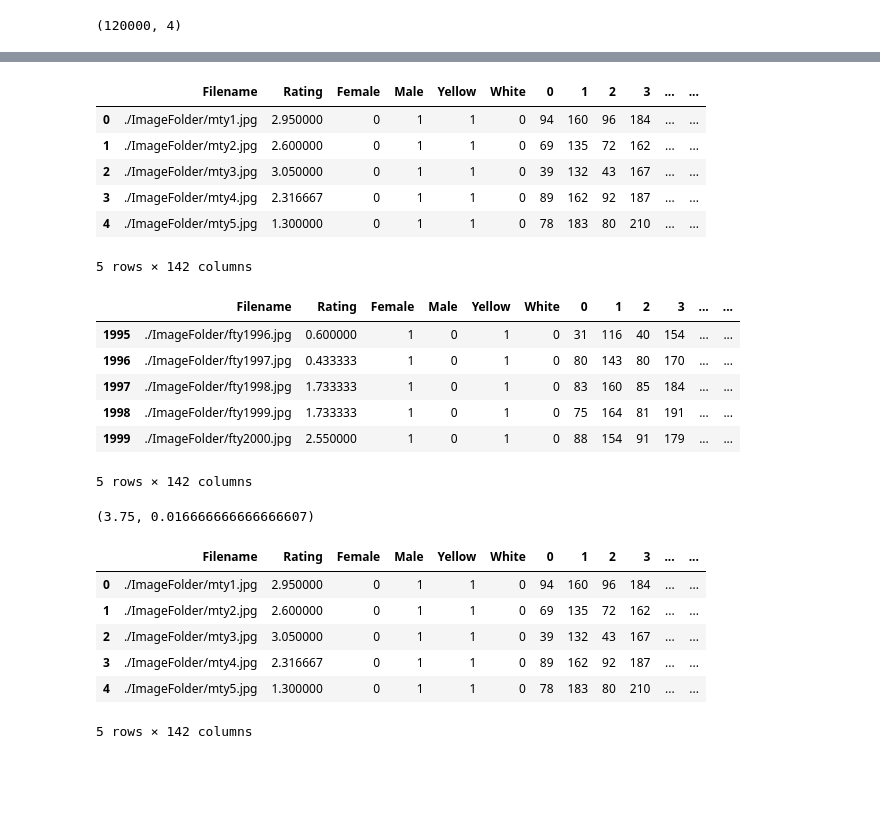
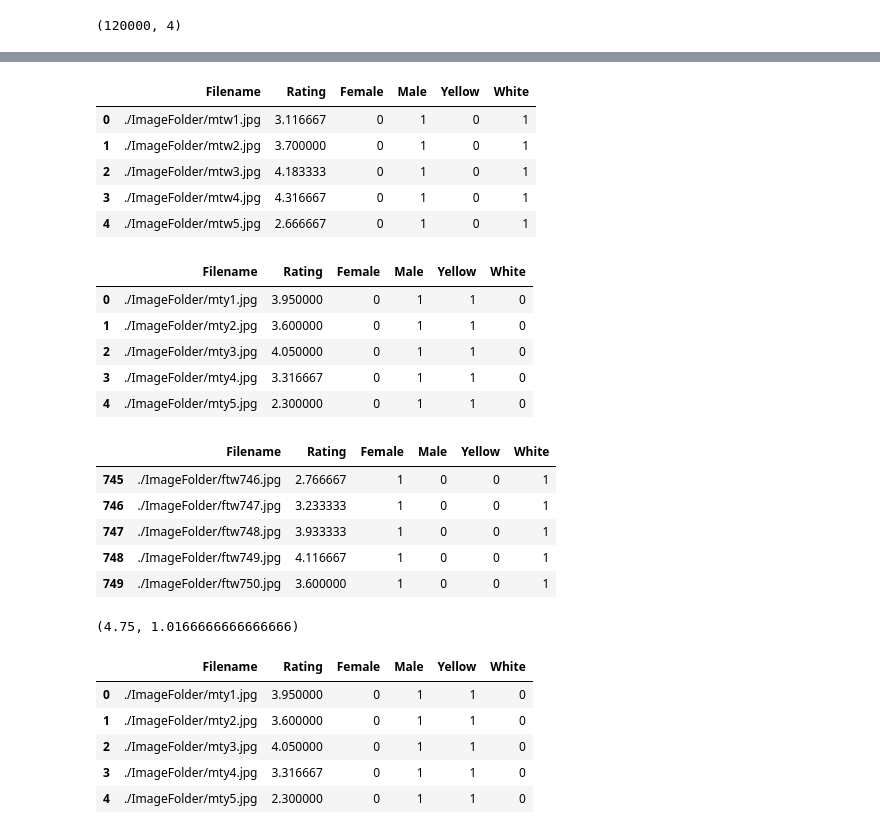
Before and after one commit to sweetcocoa/beautynet, a Jupyter notebook: datasets/preprocess_mean.ipynb, the cells around one changed output, grey strips where cells are left out. Saved outputs shown, nothing was run; the diff lists cells and outputs as text; code cells hidden in the pictures; blank space fills up the shorter version.

```diff
--- a/datasets/preprocess_mean.ipynb
+++ b/datasets/preprocess_mean.ipynb
@@ -6,6 +6,8 @@ from skimage import io
 # %%
 df_male = pd.read_csv("./male_yellow_images.csv")
 df_female = pd.read_csv("./female_yellow_images.csv")
+df_mtw = pd.read_csv("./male_white_images.csv")
+df_ftw = pd.read_csv("./female_white_images.csv")
 # %%
 df_male.head()
 # %% [output]
@@ -24,17 +24,17 @@ landmarks = torch.load("./fan_landmark/saved_images_preds.tch")
 # %%
 def get_median(num_people, df_people, path, prefix):
-    target_columns = ['Filename', 'Rating', 'Female', 'Male', 'Yellow','White'] + [str(i) for i in range(68*2)]
+    target_columns = ['Filename', 'Rating', 'Female', 'Male', 'Yellow','White']
     df_rt = pd.DataFrame(columns = target_columns)
     for i in range(num_people):
         filename = "%s%d.jpg"%(prefix, i+1)
 #         rating_mean = int(df_people.loc[df_people['Filename'] == filename, 'Rating'].mean() + 0.49) - 1
-        rating_mean = df_people.loc[df_people['Filename'] == filename, 'Rating'].mean() - 1
+        rating_mean = df_people.loc[df_people['Filename'] == filename, 'Rating'].mean()
         male = 1 if prefix[0] == 'm' else 0
         female = 1 if prefix[0] == 'f' else 0
         yellow = 1 if prefix[2] == 'y' else 0
         white = 1 if prefix[2] == 'w' else 0
-        landmark = list(landmarks['./Images/'+filename].view(-1).numpy().astype(np.int))
-        row = pd.Series([path + filename, rating_mean, female, male, yellow, white] + landmark, index=target_columns)
+#         landmark = list(landmarks['./Images/'+filename].view(-1).numpy().astype(np.int))
+        row = pd.Series([path + filename, rating_mean, female, male, yellow, white], index=target_columns)
         df_rt = df_rt.append(row, ignore_index=True)
     return df_rt
 # %%
@@ -59,0 +73,2 @@ df_fty = get_median(num_female, df_female, "./ImageFolder/", "fty")
+# %%
+df_ftw_m = get_median(df_ftw.shape[0]//60, df_ftw, "./ImageFolder/", "ftw")
@@ -60,25 +84,34 @@ df_fty = get_median(num_female, df_female, "./ImageFolder/", "fty")
+# %%
+df_mtw_m = get_median(df_mtw.shape[0]//60, df_mtw, "./ImageFolder/", "mtw")
+# %%
+df_mtw_m.head()
+# %% [output]
+|  | Filename | Rating | Female | Male | Yellow | White |
+| 0 | ./ImageFolder/mtw1.jpg | 3.116667 | 0 | 1 | 0 | 1 |
+| 1 | ./ImageFolder/mtw2.jpg | 3.700000 | 0 | 1 | 0 | 1 |
+| 2 | ./ImageFolder/mtw3.jpg | 4.183333 | 0 | 1 | 0 | 1 |
+| 3 | ./ImageFolder/mtw4.jpg | 4.316667 | 0 | 1 | 0 | 1 |
+| 4 | ./ImageFolder/mtw5.jpg | 2.666667 | 0 | 1 | 0 | 1 |
 # %%
-con = pd.concat([df_mty, df_fty])
+con = pd.concat([df_mty, df_fty, df_mtw_m, df_ftw_m])
 con.head()
 # %% [output]
-|  | Filename | Rating | Female | Male | Yellow | White | 0 | 1 | 2 | 3 | ... | ... |
-| 0 | ./ImageFolder/mty1.jpg | 2.950000 | 0 | 1 | 1 | 0 | 94 | 160 | 96 | 184 | ... | ... |
-| 1 | ./ImageFolder/mty2.jpg | 2.600000 | 0 | 1 | 1 | 0 | 69 | 135 | 72 | 162 | ... | ... |
-| 2 | ./ImageFolder/mty3.jpg | 3.050000 | 0 | 1 | 1 | 0 | 39 | 132 | 43 | 167 | ... | ... |
-| 3 | ./ImageFolder/mty4.jpg | 2.316667 | 0 | 1 | 1 | 0 | 89 | 162 | 92 | 187 | ... | ... |
-| 4 | ./ImageFolder/mty5.jpg | 1.300000 | 0 | 1 | 1 | 0 | 78 | 183 | 80 | 210 | ... | ... |
+|  | Filename | Rating | Female | Male | Yellow | White |
+| 0 | ./ImageFolder/mty1.jpg | 3.950000 | 0 | 1 | 1 | 0 |
+| 1 | ./ImageFolder/mty2.jpg | 3.600000 | 0 | 1 | 1 | 0 |
+| 2 | ./ImageFolder/mty3.jpg | 4.050000 | 0 | 1 | 1 | 0 |
+| 3 | ./ImageFolder/mty4.jpg | 3.316667 | 0 | 1 | 1 | 0 |
+| 4 | ./ImageFolder/mty5.jpg | 2.300000 | 0 | 1 | 1 | 0 |
-5 rows × 142 columns
 # %%
 con.tail()
 # %% [output]
-|  | Filename | Rating | Female | Male | Yellow | White | 0 | 1 | 2 | 3 | ... | ... |
-| 1995 | ./ImageFolder/fty1996.jpg | 0.600000 | 1 | 0 | 1 | 0 | 31 | 116 | 40 | 154 | ... | ... |
-| 1996 | ./ImageFolder/fty1997.jpg | 0.433333 | 1 | 0 | 1 | 0 | 80 | 143 | 80 | 170 | ... | ... |
-| 1997 | ./ImageFolder/fty1998.jpg | 1.733333 | 1 | 0 | 1 | 0 | 83 | 160 | 85 | 184 | ... | ... |
-| 1998 | ./ImageFolder/fty1999.jpg | 1.733333 | 1 | 0 | 1 | 0 | 75 | 164 | 81 | 191 | ... | ... |
-| 1999 | ./ImageFolder/fty2000.jpg | 2.550000 | 1 | 0 | 1 | 0 | 88 | 154 | 91 | 179 | ... | ... |
+|  | Filename | Rating | Female | Male | Yellow | White |
+| 745 | ./ImageFolder/ftw746.jpg | 2.766667 | 1 | 0 | 0 | 1 |
+| 746 | ./ImageFolder/ftw747.jpg | 3.233333 | 1 | 0 | 0 | 1 |
+| 747 | ./ImageFolder/ftw748.jpg | 3.933333 | 1 | 0 | 0 | 1 |
+| 748 | ./ImageFolder/ftw749.jpg | 4.116667 | 1 | 0 | 0 | 1 |
+| 749 | ./ImageFolder/ftw750.jpg | 3.600000 | 1 | 0 | 0 | 1 |
-5 rows × 142 columns
 # %%
 con['Rating'].max(), con['Rating'].min()
 # %% [output]
-(3.75, 0.016666666666666607)
+(4.75, 1.0166666666666666)
@@ -112,11 +118,10 @@ io.imshow(conimg)
 # %%
-con.to_csv("./median.csv", index=False)
+con.to_csv("./median_include_white.csv", index=False)
 con.head()
 # %% [output]
-|  | Filename | Rating | Female | Male | Yellow | White | 0 | 1 | 2 | 3 | ... | ... |
-| 0 | ./ImageFolder/mty1.jpg | 2.950000 | 0 | 1 | 1 | 0 | 94 | 160 | 96 | 184 | ... | ... |
-| 1 | ./ImageFolder/mty2.jpg | 2.600000 | 0 | 1 | 1 | 0 | 69 | 135 | 72 | 162 | ... | ... |
-| 2 | ./ImageFolder/mty3.jpg | 3.050000 | 0 | 1 | 1 | 0 | 39 | 132 | 43 | 167 | ... | ... |
-| 3 | ./ImageFolder/mty4.jpg | 2.316667 | 0 | 1 | 1 | 0 | 89 | 162 | 92 | 187 | ... | ... |
-| 4 | ./ImageFolder/mty5.jpg | 1.300000 | 0 | 1 | 1 | 0 | 78 | 183 | 80 | 210 | ... | ... |
+|  | Filename | Rating | Female | Male | Yellow | White |
+| 0 | ./ImageFolder/mty1.jpg | 3.950000 | 0 | 1 | 1 | 0 |
+| 1 | ./ImageFolder/mty2.jpg | 3.600000 | 0 | 1 | 1 | 0 |
+| 2 | ./ImageFolder/mty3.jpg | 4.050000 | 0 | 1 | 1 | 0 |
+| 3 | ./ImageFolder/mty4.jpg | 3.316667 | 0 | 1 | 1 | 0 |
+| 4 | ./ImageFolder/mty5.jpg | 2.300000 | 0 | 1 | 1 | 0 |
-5 rows × 142 columns
```
Also changed, not shown: parts of 15 cells of this notebook, 21 other files.
